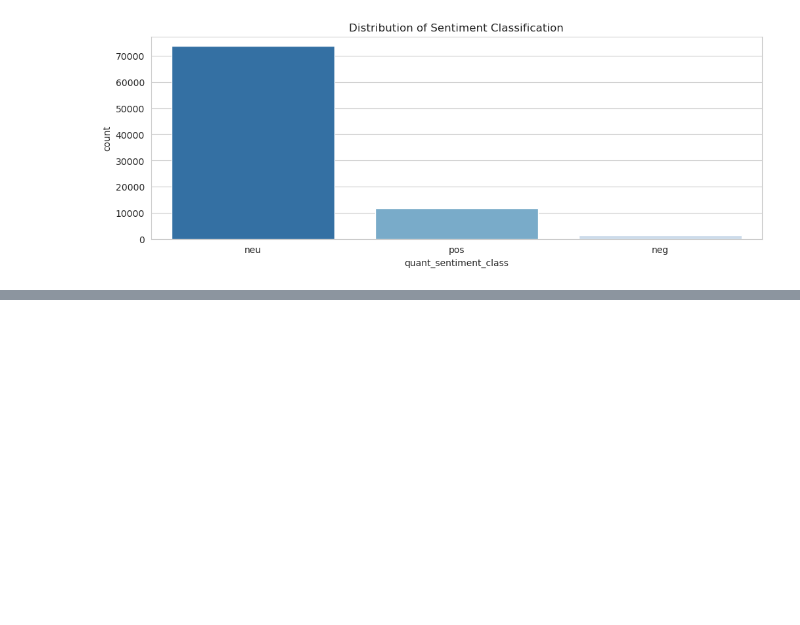
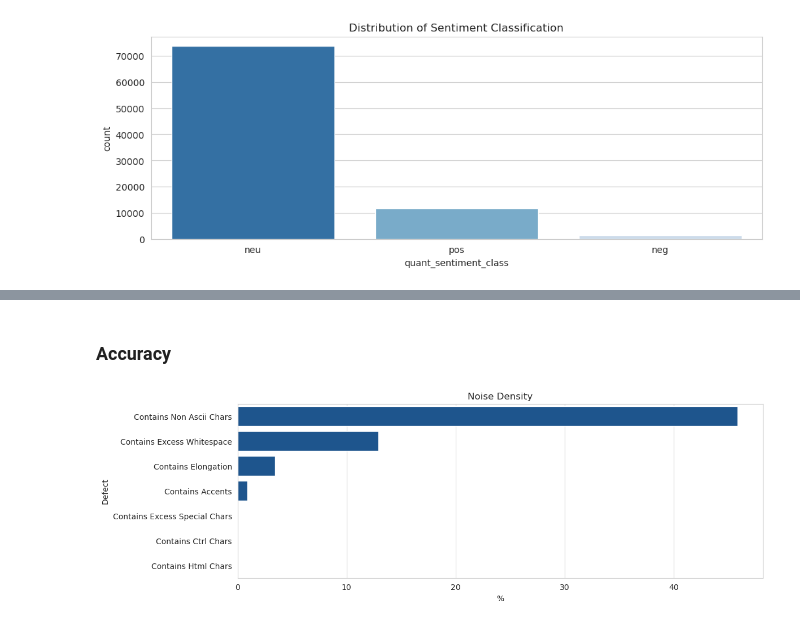
Before and after one commit to variancexplained/genai-lab-slm, a Jupyter notebook: notebooks/content/01_dataprep/03_dqa.ipynb, the cells around one changed output, grey strips where cells are left out. Saved outputs shown, nothing was run; the diff lists cells and outputs as text; code cells hidden in the pictures; blank space fills up the shorter version.

```diff
--- a/notebooks/content/01_dataprep/03_dqa.ipynb
+++ b/notebooks/content/01_dataprep/03_dqa.ipynb
@@ -115,0 +149,6 @@ dqa.plot_balance()
+# %% [markdown]
+### Accuracy
+# %%
+dqa.plot_noise()
+# %% [output]
+[figure, added]
```
Also changed, not shown: parts of 10 cells of this notebook, 1 other file.
